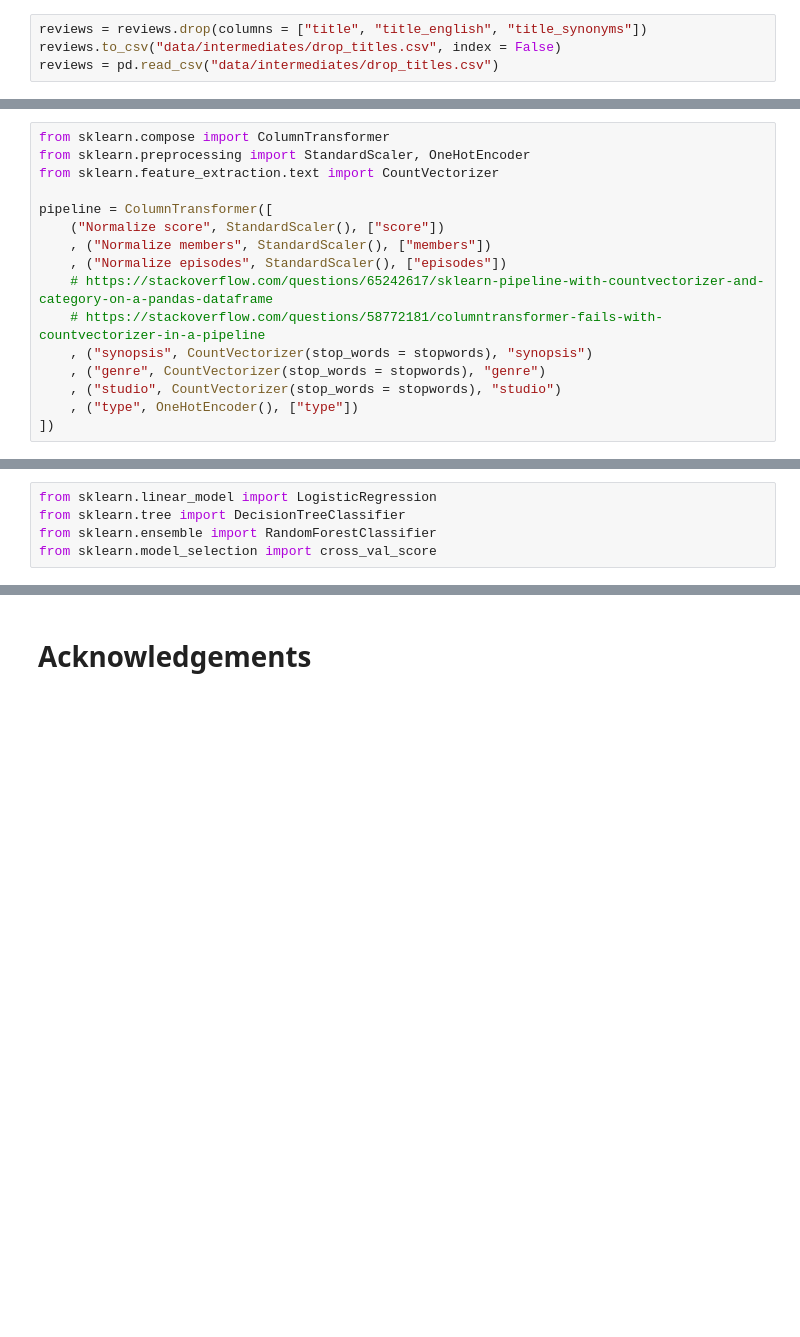
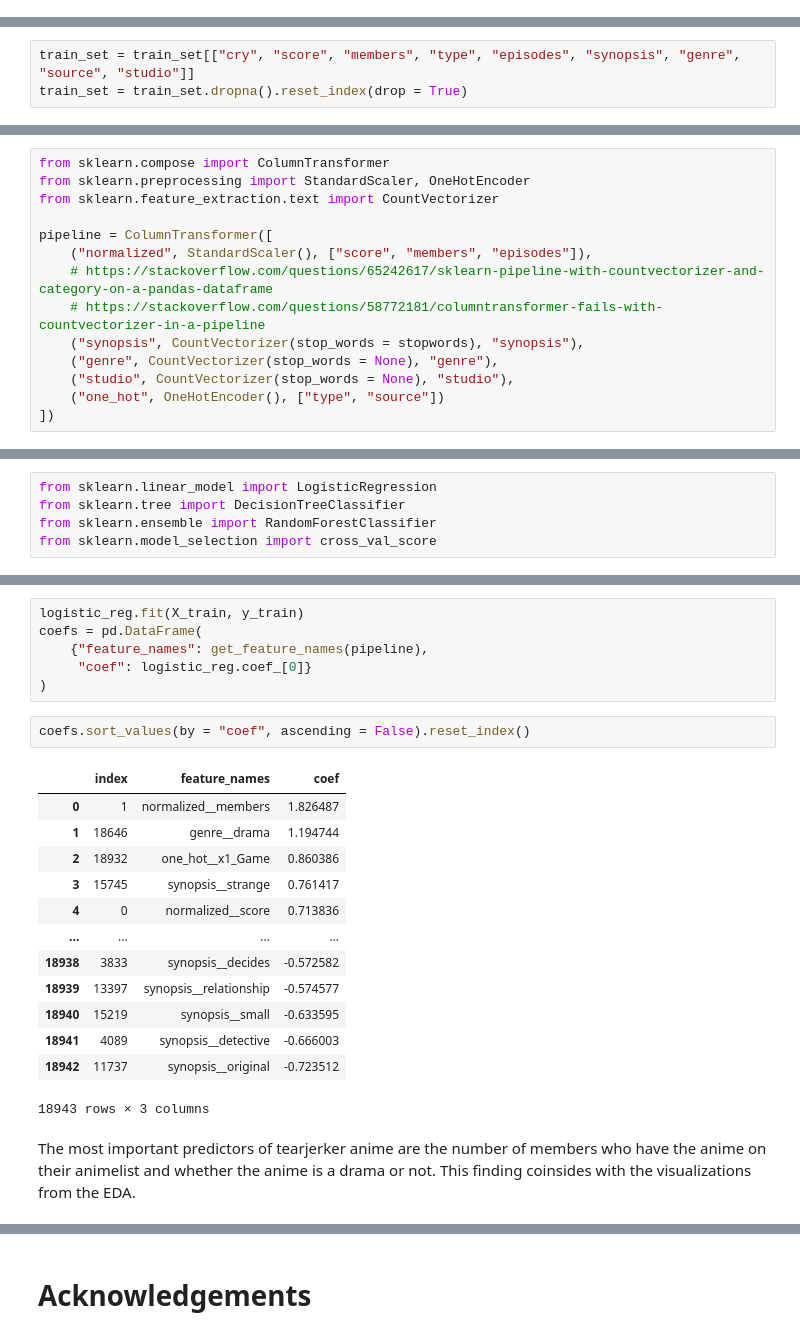
Before and after one commit to PeiYiZhuo/predict-tearjerker-anime, a Jupyter notebook: predict_tearjerker_anime.ipynb, the cells around one changed output, grey strips where cells are left out. Drawn from its saved outputs; the diff is of its cells as text; blank space fills up the shorter version.

```diff
--- a/predict_tearjerker_anime.ipynb
+++ b/predict_tearjerker_anime.ipynb
@@ -190,4 +162,0 @@ for field in ["title", "title_english", "title_synonyms"]:
-# %%
-reviews = reviews.drop(columns = ["title", "title_english", "title_synonyms"])
-reviews.to_csv("data/intermediates/drop_titles.csv", index = False)
-reviews = pd.read_csv("data/intermediates/drop_titles.csv")
@@ -399,3 +440,6 @@ train_set = train_set.dropna().reset_index(drop = True)
+# %%
+train_set = train_set[["cry", "score", "members", "type", "episodes", "synopsis", "genre", "source", "studio"]]
+train_set = train_set.dropna().reset_index(drop = True)
 # %%
 y_train = train_set["cry"]
 X_train = train_set[["score", "members", "type", "episodes", "synopsis", "genre", "source", "studio"]]
@@ -421,15 +506,13 @@ from sklearn.preprocessing import StandardScaler, OneHotEncoder
 from sklearn.feature_extraction.text import CountVectorizer
 
 pipeline = ColumnTransformer([
-    ("Normalize score", StandardScaler(), ["score"])
-    , ("Normalize members", StandardScaler(), ["members"])
-    , ("Normalize episodes", StandardScaler(), ["episodes"])
+    ("normalized", StandardScaler(), ["score", "members", "episodes"]),
     # https://stackoverflow.com/questions/65242617/sklearn-pipeline-with-countvectorizer-and-category-on-a-pandas-dataframe
     # https://stackoverflow.com/questions/58772181/columntransformer-fails-with-countvectorizer-in-a-pipeline
-    , ("synopsis", CountVectorizer(stop_words = stopwords), "synopsis")
-    , ("genre", CountVectorizer(stop_words = stopwords), "genre")
-    , ("studio", CountVectorizer(stop_words = stopwords), "studio")
-    , ("type", OneHotEncoder(), ["type"])
+    ("synopsis", CountVectorizer(stop_words = stopwords), "synopsis"),
+    ("genre", CountVectorizer(stop_words = None), "genre"),
+    ("studio", CountVectorizer(stop_words = None), "studio"),
+    ("one_hot", OneHotEncoder(), ["type", "source"])
 ])
 # %%
 # https://stackoverflow.com/questions/23838056/what-is-the-difference-between-transform-and-fit-transform-in-sklearn
@@ -460,0 +619,24 @@ I used Aurélion Géron's *Hands-On Machine Learning with Scikit-Learn, Keras, a
+# %%
+logistic_reg.fit(X_train, y_train)
+coefs = pd.DataFrame(
+    {"feature_names": get_feature_names(pipeline),
+     "coef": logistic_reg.coef_[0]}
+)
+# %%
+coefs.sort_values(by = "coef", ascending = False).reset_index()
+# %% [output]
+|  | index | feature_names | coef |
+| 0 | 1 | normalized__members | 1.826487 |
+| 1 | 18646 | genre__drama | 1.194744 |
+| 2 | 18932 | one_hot__x1_Game | 0.860386 |
+| 3 | 15745 | synopsis__strange | 0.761417 |
+| 4 | 0 | normalized__score | 0.713836 |
+| ... | ... | ... | ... |
+| 18938 | 3833 | synopsis__decides | -0.572582 |
+| 18939 | 13397 | synopsis__relationship | -0.574577 |
+| 18940 | 15219 | synopsis__small | -0.633595 |
+| 18941 | 4089 | synopsis__detective | -0.666003 |
+| 18942 | 11737 | synopsis__original | -0.723512 |
+18943 rows × 3 columns
+# %% [markdown]
+The most important predictors of tearjerker anime are the number of members who have the anime on their animelist and whether the anime is a drama or not. This finding coinsides with the visualizations from the EDA.
```
Also changed, not shown: parts of 72 cells of this notebook, 2 other files.
